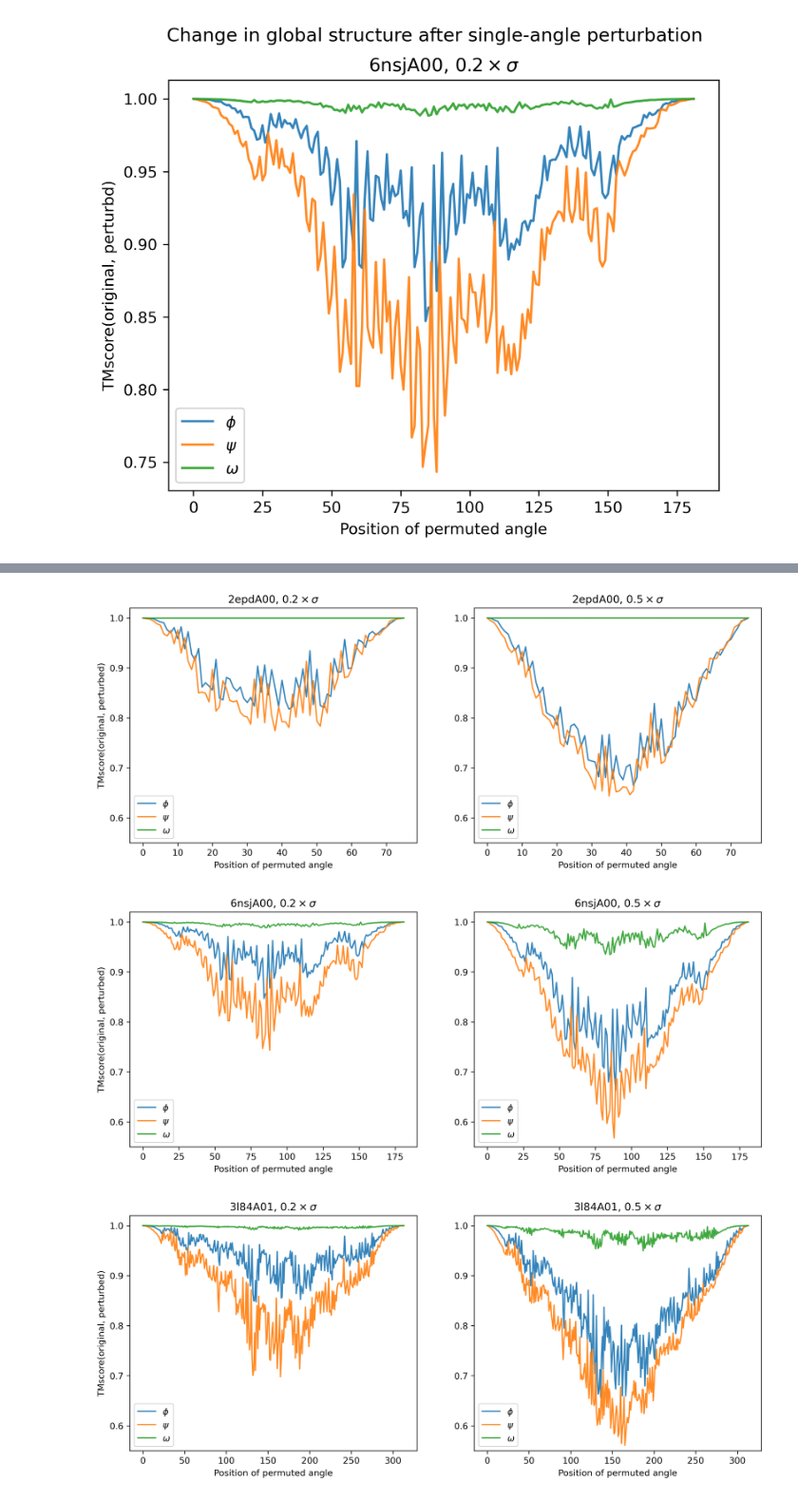
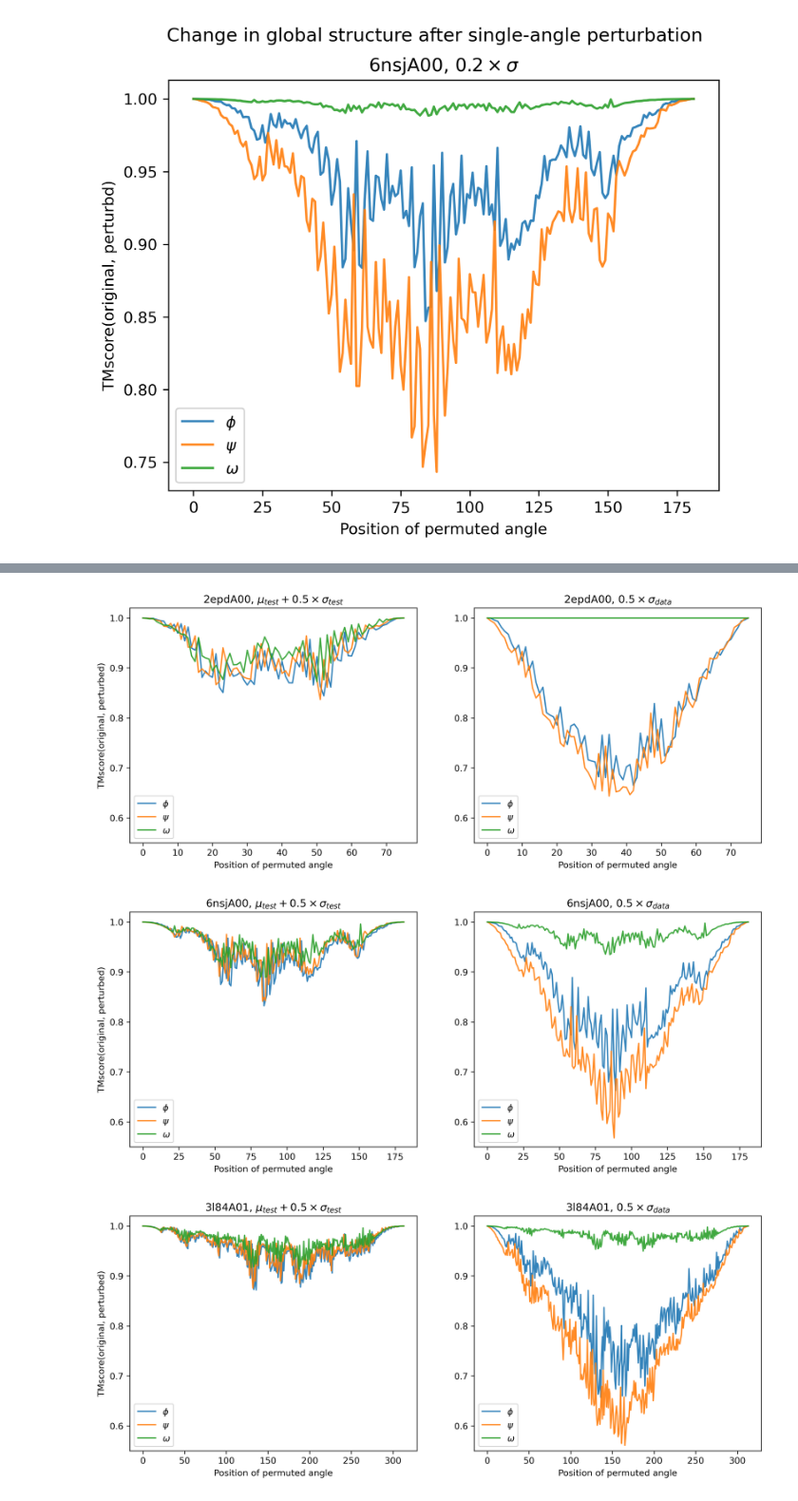
Before and after one commit to microsoft/foldingdiff, a Jupyter notebook: jupyter/scissor_effect_plots.ipynb, the cells around one changed output, grey strips where cells are left out. Shown at 95% size. Drawn from its saved outputs; the diff is of its cells as text; code cells hidden in the pictures.

Commit message:
Update scissor effect plots

```diff
--- a/jupyter/scissor_effect_plots.ipynb
+++ b/jupyter/scissor_effect_plots.ipynb
@@ -52,7 +74,6 @@ def sweep_angles_for_tmscore(
     f = PDBFile.read(fname)
     assert f.get_model_count() == 1
     structure = f.get_structure(1)
-    backbone = structure[struct.filter_backbone(structure)]
     angles = ac.canonical_distances_and_dihedrals(
         fname, distances=[], angles=ac.EXHAUSTIVE_ANGLES
     )
@@ -76,7 +97,9 @@ def sweep_angles_for_tmscore(
                 angles_perturbed.iloc[i, j] += scalar * deltas.iloc[j]
                 angles_perturbed_centered = recenter(angles_perturbed)
                 with tempfile.NamedTemporaryFile() as tmp2:
-                    new_chain = ac.create_new_chain_nerf(tmp2.name, angles_perturbed_centered)
+                    new_chain = ac.create_new_chain_nerf(
+                        tmp2.name, angles_perturbed_centered
+                    )
                     tm = tmalign.run_tmalign(new_chain, reference, fast=True)
                     retval[i, j] = tm
     retval = pd.DataFrame(retval, columns=deltas.index[:3])
@@ -140,18 +170,36 @@ def plot_tm_deltas(
 plot_tm_deltas(tm_deltas.values, title=r"6nsjA00, $0.2 \times \sigma$").show()
 # %% [output]
 [figure]
+# %%
+test_error_pfunc = functools.partial(
+    sweep_angles_for_tmscore,
+    scalar=1.0,  # Unscaled
+    deltas=test_perturb,
+)
+
+cath_fnames = ["1xewY00", "2epdA00", "6nsjA00", "3l84A01"]
+with mp.Pool(len(cath_fnames)) as pool:
+    results = pool.map(
+        test_error_pfunc,
+        [
+            f"/home/wukevin/projects/protdiff/data/cath/dompdb/{f}"
+            for f in cath_fnames
+        ]
+    )
+test_error_deltas = dict(zip(cath_fnames, results))
 # %%
 zero_two_pfunc = functools.partial(
     sweep_angles_for_tmscore,
     scalar=0.2,
 )
+
 cath_fnames = ["1xewY00", "2epdA00", "6nsjA00", "3l84A01"]
 with mp.Pool(len(cath_fnames)) as pool:
     results = pool.map(
         zero_two_pfunc,
         [
             f"/home/wukevin/projects/protdiff/data/cath/dompdb/{cath_fname}"
-            for cath_fname in ["1xewY00", "2epdA00", "6nsjA00", "3l84A01"]
+            for cath_fname in cath_fnames
         ]
     )
 zero_two_deltas = dict(zip(cath_fnames, results))
@@ -166,23 +214,23 @@ with mp.Pool(len(cath_fnames)) as pool:
         zero_five_pfunc,
         [
             f"/home/wukevin/projects/protdiff/data/cath/dompdb/{cath_fname}"
-            for cath_fname in ["1xewY00", "2epdA00", "6nsjA00", "3l84A01"]
+            for cath_fname in cath_fnames
         ]
     )
 zero_five_deltas = dict(zip(cath_fnames, results))
 # %%
 for cath_key in cath_fnames:
-    fig, (ax1, ax2) = plt.subplots(ncols=2, sharey=True, dpi=300, figsize=(6.4 * 2, 4.8))
+    fig, (ax1, ax2) = plt.subplots(ncols=2, dpi=300, sharey=True, figsize=(6.4 * 2, 4.8))
     plot_tm_deltas(
-        zero_two_deltas[cath_key].values,
+        test_error_deltas[cath_key].values,
         ax=ax1,
-        title=cath_key + r", $0.2 \times \sigma$",
+        title=cath_key + r", $\mu_{test} + 0.5 \times \sigma_{test}$",
         disable_suptitle=True,
     )
     plot_tm_deltas(
         zero_five_deltas[cath_key].values,
         ax=ax2,
-        title=cath_key + r", $0.5 \times \sigma$",
+        title=cath_key + r", $0.5 \times \sigma_{data}$",
         disable_suptitle=True,
     )
     for ax in (ax1, ax2):
@@ -199,3 +247,3 @@ for cath_key in cath_fnames:
-[figure, old version]
+[figure, new version]
-[figure, old version]
+[figure, new version]
-[figure, old version]
+[figure, new version]
```
Also changed, not shown: parts of 4 cells of this notebook, 4 other files.
